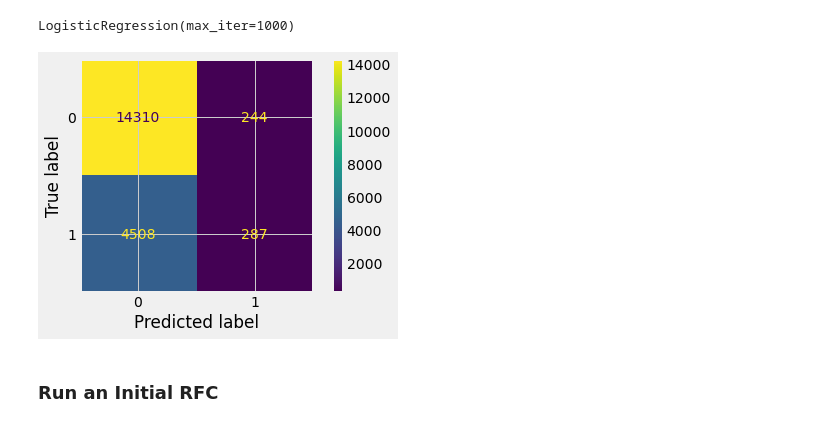
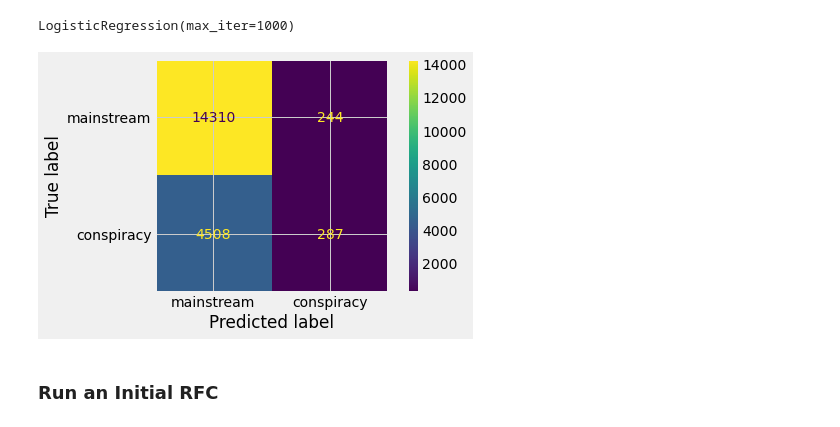
Before and after one commit to MarcelColvin/LOCO_project, a Jupyter notebook: LOCO_workbook.ipynb, the cells around one changed output. Drawn from its saved outputs; the diff is of its cells as text; code cells hidden in the pictures.

```diff
--- a/LOCO_workbook.ipynb
+++ b/LOCO_workbook.ipynb
@@ -176,11 +176,11 @@ pred = lr.predict(X_test_model)
 # %%
 cm = confusion_matrix(y_test, pred)
 disp = ConfusionMatrixDisplay(confusion_matrix=cm,
-                          display_labels=lr.classes_)
+                          display_labels=["mainstream","conspiracy"])
 disp.plot()
 plt.show()
 # %% [output]
-[figure, old version]
+[figure, new version]
 # %% [markdown]
 ### Run an Initial RFC
 # %%
```
Also changed, not shown: 1 other file.
